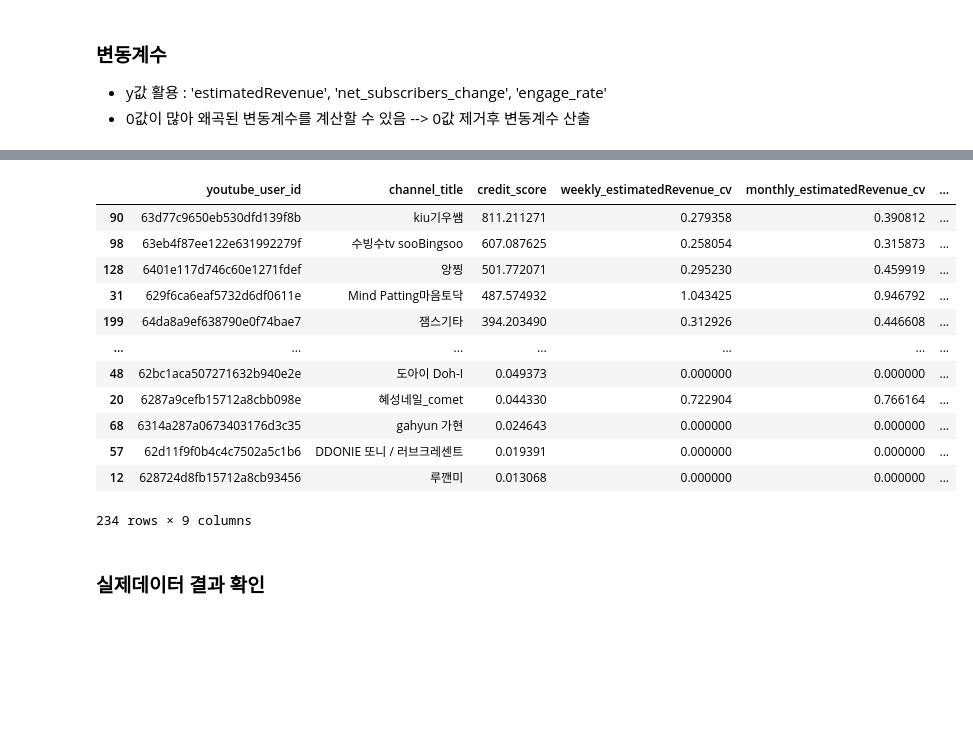
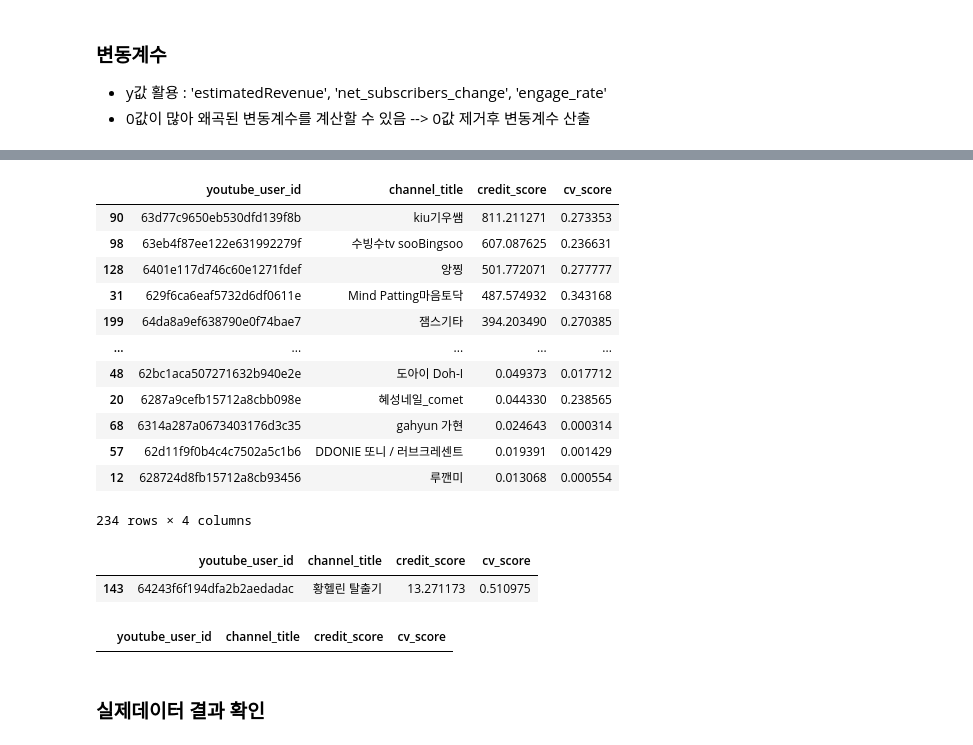
Before and after one commit to kkwann/awake, a Jupyter notebook: 5.Modeling(4).ipynb, the cells around one changed output, grey strips where cells are left out. Drawn from its saved outputs; the diff is of its cells as text; code cells hidden in the pictures; blank space fills up the shorter version.

```diff
--- a/5.Modeling(4).ipynb
+++ b/5.Modeling(4).ipynb
@@ -944,14 +923,21 @@ credit_coef_df
-# %%
-# 변동계수 가중치 적용
-credit_coef_df['weekly_estimatedRevenue_cv_score'] = (1 - credit_coef_df['weekly_estimatedRevenue_cv']) * 90
-credit_coef_df['monthly_estimatedRevenue_cv_score'] = (1 - credit_coef_df['monthly_estimatedRevenue_cv']) * 90
-credit_coef_df['weekly_net_subscribers_change_cv_score'] = (1 - credit_coef_df['weekly_net_subscribers_change_cv']) * 75
-credit_coef_df['monthly_net_subscribers_change_cv_score'] = (1 - credit_coef_df['monthly_net_subscribers_change_cv']) * 75
-credit_coef_df['weekly_engage_rate_cv_score'] = (1 - credit_coef_df['weekly_engage_rate_cv']) * 85
-credit_coef_df['monthly_engage_rate_cv_score'] = (1 - credit_coef_df['monthly_engage_rate_cv']) * 85
-
-credit_coef_df['CV_score'] = credit_coef_df[['weekly_estimatedRevenue_cv_score','monthly_estimatedRevenue_cv_score','weekly_net_subscribers_change_cv_score','monthly_net_subscribers_change_cv_score','weekly_engage_rate_cv_score','monthly_engage_rate_cv_score']].sum(axis=1)
+# %%
+# 가중치 역으로 활용하여 최종 변동 계수 도출
+# (1 - 0.36) + (1 - 0.3) + (1 - 0.34) 활용 스케일링
+# 0.32 / 0.35 / 0.33 가중치 적용
+credit_coef_df['cv_score'] = (
+                              (((credit_coef_df['weekly_estimatedRevenue_cv'] + credit_coef_df['monthly_estimatedRevenue_cv']) / 2) * 0.32) +
+                              (((credit_coef_df['weekly_net_subscribers_change_cv'] + credit_coef_df['monthly_net_subscribers_change_cv']) / 2) * 0.35) +
+                              (((credit_coef_df['weekly_engage_rate_cv'] + credit_coef_df['monthly_engage_rate_cv']) / 2) * 0.33)
+                              )
+# %%
+# 가중치 역으로 활용하여 최종 변동 계수 도출
+# (1 - 0.36) + (1 - 0.3) + (1 - 0.34) 활용 스케일링
+# 0.32 / 0.35 / 0.33 가중치 적용
+credit_coef_df['cv_score'] = (
+                              (((credit_coef_df['weekly_estimatedRevenue_cv'] + credit_coef_df['monthly_estimatedRevenue_cv']) / 2) * 0.32) +
+                              (((credit_coef_df['weekly_net_subscribers_change_cv'] + credit_coef_df['monthly_net_subscribers_change_cv']) / 2) * 0.35) +
+                              (((credit_coef_df['weekly_engage_rate_cv'] + credit_coef_df['monthly_engage_rate_cv']) / 2) * 0.33)
+                              )
 # %%
 # 최종 데이터셋 확인
-credit_df_final = credit_coef_df[['youtube_user_id','channel_title','credit_score','CV_score']]
-credit_df_final['SCORE'] = credit_df_final['credit_score'] + credit_df_final['CV_score'] ## 최종 스코어 산출
+credit_df_final = credit_coef_df[['youtube_user_id','channel_title','credit_score','cv_score']]
@@ -964,18 +944,27 @@ See the caveats in the documentation: https://pandas.pydata.org/pandas-docs/stab
 # %%
-credit_coef_df[['youtube_user_id','channel_title','credit_score'] + cv_col].sort_values('credit_score',ascending=False)
+credit_df_final.sort_values('credit_score',ascending=False)
 # %% [output]
-|  | youtube_user_id | channel_title | credit_score | weekly_estimatedRevenue_cv | monthly_estimatedRevenue_cv | ... |
-| 90 | 63d77c9650eb530dfd139f8b | kiu기우쌤 | 811.211271 | 0.279358 | 0.390812 | ... |
-| 98 | 63eb4f87ee122e631992279f | 수빙수tv sooBingsoo | 607.087625 | 0.258054 | 0.315873 | ... |
-| 128 | 6401e117d746c60e1271fdef | 앙찡 | 501.772071 | 0.295230 | 0.459919 | ... |
-| 31 | 629f6ca6eaf5732d6df0611e | Mind Patting마음토닥 | 487.574932 | 1.043425 | 0.946792 | ... |
-| 199 | 64da8a9ef638790e0f74bae7 | 잼스기타 | 394.203490 | 0.312926 | 0.446608 | ... |
-| ... | ... | ... | ... | ... | ... | ... |
-| 48 | 62bc1aca507271632b940e2e | 도아이 Doh-I | 0.049373 | 0.000000 | 0.000000 | ... |
-| 20 | 6287a9cefb15712a8cbb098e | 혜성네일_comet | 0.044330 | 0.722904 | 0.766164 | ... |
-| 68 | 6314a287a0673403176d3c35 | gahyun 가현 | 0.024643 | 0.000000 | 0.000000 | ... |
-| 57 | 62d11f9f0b4c4c7502a5c1b6 | DDONIE 또니 / 러브크레센트 | 0.019391 | 0.000000 | 0.000000 | ... |
-| 12 | 628724d8fb15712a8cb93456 | 루깬미 | 0.013068 | 0.000000 | 0.000000 | ... |
+|  | youtube_user_id | channel_title | credit_score | cv_score |
+| 90 | 63d77c9650eb530dfd139f8b | kiu기우쌤 | 811.211271 | 0.273353 |
+| 98 | 63eb4f87ee122e631992279f | 수빙수tv sooBingsoo | 607.087625 | 0.236631 |
+| 128 | 6401e117d746c60e1271fdef | 앙찡 | 501.772071 | 0.277777 |
+| 31 | 629f6ca6eaf5732d6df0611e | Mind Patting마음토닥 | 487.574932 | 0.343168 |
+| 199 | 64da8a9ef638790e0f74bae7 | 잼스기타 | 394.203490 | 0.270385 |
+| ... | ... | ... | ... | ... |
+| 48 | 62bc1aca507271632b940e2e | 도아이 Doh-I | 0.049373 | 0.017712 |
+| 20 | 6287a9cefb15712a8cbb098e | 혜성네일_comet | 0.044330 | 0.238565 |
+| 68 | 6314a287a0673403176d3c35 | gahyun 가현 | 0.024643 | 0.000314 |
+| 57 | 62d11f9f0b4c4c7502a5c1b6 | DDONIE 또니 / 러브크레센트 | 0.019391 | 0.001429 |
+| 12 | 628724d8fb15712a8cb93456 | 루깬미 | 0.013068 | 0.000554 |
-234 rows × 9 columns
+234 rows × 4 columns
+# %%
+credit_df_final[(credit_df_final['cv_score']>0.5) & (credit_df_final['cv_score']<=0.7)].sort_values('credit_score',ascending=False)
+# %% [output]
+|  | youtube_user_id | channel_title | credit_score | cv_score |
+| 143 | 64243f6f194dfa2b2aedadac | 황헬린 탈출기 | 13.271173 | 0.510975 |
+# %%
+credit_df_final[(credit_df_final['cv_score']>0.7)].sort_values('credit_score',ascending=False)
+# %% [output]
+|  | youtube_user_id | channel_title | credit_score | cv_score |
 # %% [markdown]
 ### 실제데이터 결과 확인
```
Also changed, not shown: parts of 26 cells of this notebook.
